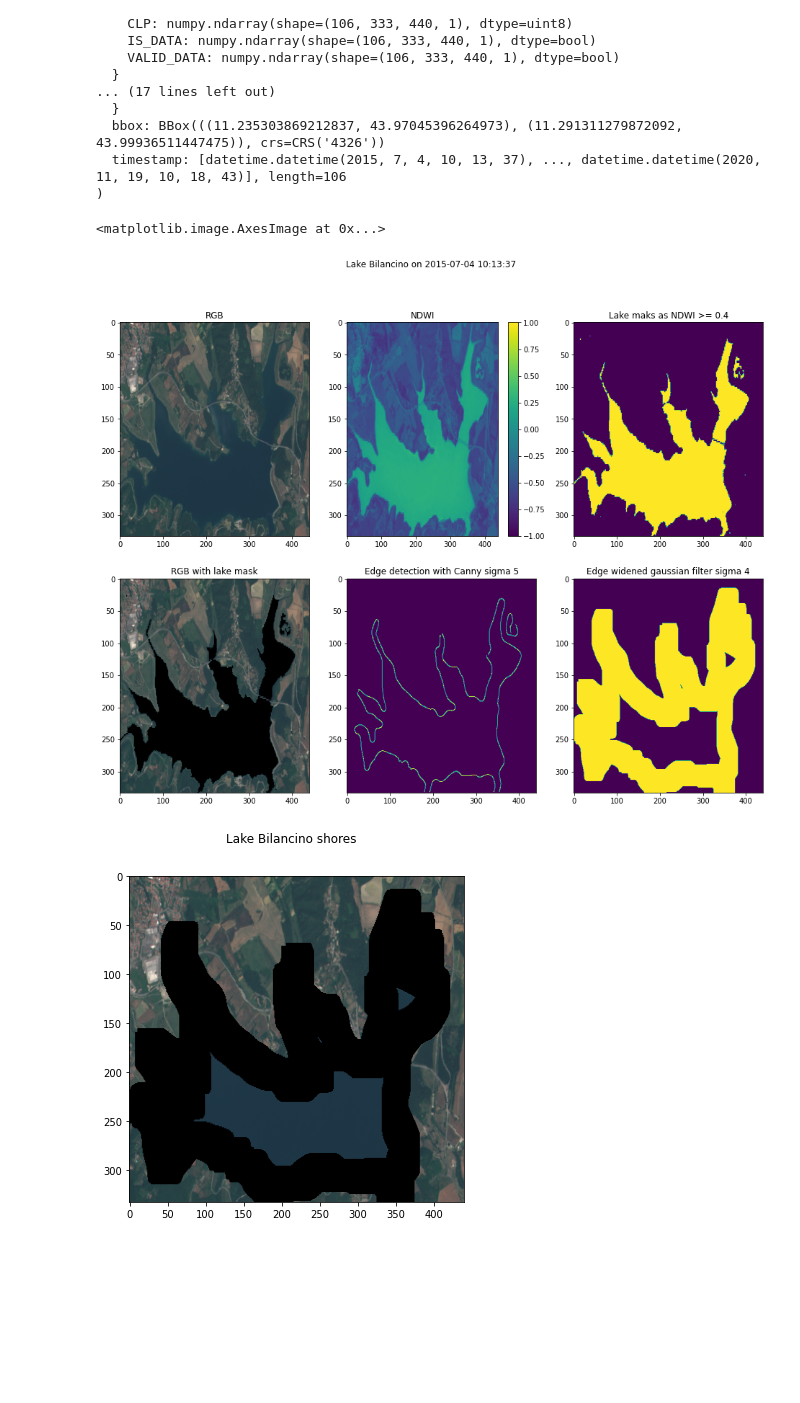
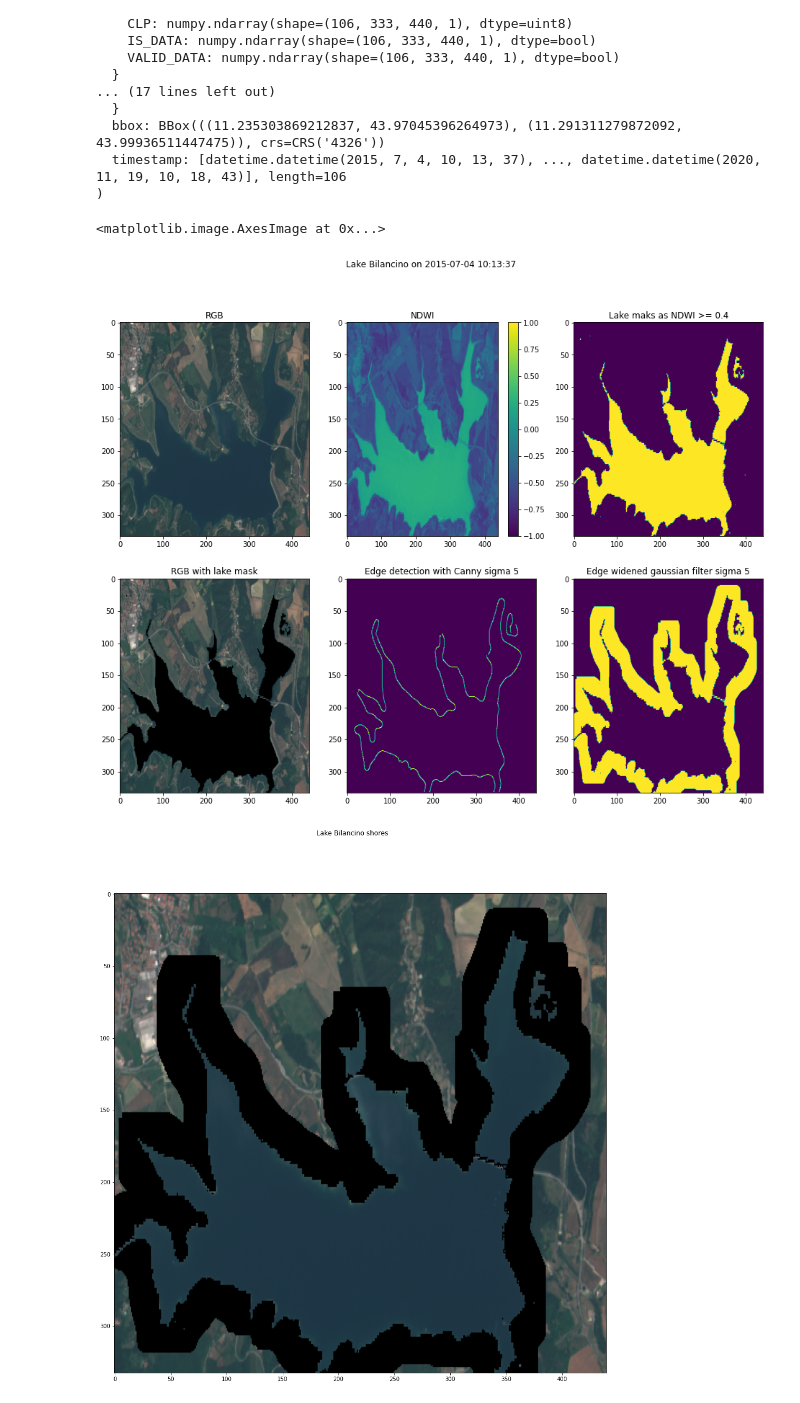
Before and after one commit to KlemenKozelj/master_thesis, a Jupyter notebook: 02_Lake_Bilancino.ipynb, the cells around one changed output. Saved outputs shown, nothing was run; the diff lists cells and outputs as text; code cells hidden in the pictures; blank space fills up the shorter version.

Commit message:
Added lake shores

```diff
--- a/02_Lake_Bilancino.ipynb
+++ b/02_Lake_Bilancino.ipynb
@@ -327,36 +327,39 @@ fig.colorbar(pos, ax=ax[0][1])
 lake_mask_treshold = 0.4
 lake_mask = eopatch.data['NDWI'].squeeze()
 lake_mask = lake_mask[:, :, :] >= lake_mask_treshold
 lake_mask = np.logical_or.reduce(lake_mask)
 ax[0][2].set_title('Lake maks as NDWI >= {}'.format(lake_mask_treshold))
 ax[0][2].imshow(lake_mask, aspect='auto')
 
 rgb2 = np.copy(rgb)
 rgb2[lake_mask] = 0
 ax[1][0].set_title('RGB with lake mask')
 ax[1][0].imshow(rgb2, aspect='auto')
 
 canny_sigma = 5
 lake_edges = feature.canny(lake_mask, sigma=canny_sigma)
 ax[1][1].set_title('Edge detection with Canny sigma {}'.format(canny_sigma))
 ax[1][1].imshow(lake_edges, aspect='auto')
 
-gaussian_filter_sigma = 4 # bigger the sigma and wider the gaussian edge better the match
+gaussian_filter_sigma = 5
 lake_edges_wide = ~gaussian_filter(~lake_edges, sigma=gaussian_filter_sigma)
+
+lake_edges_wide = np.logical_and(~lake_mask, lake_edges_wide)
+
 ax[1][2].set_title('Edge widened gaussian filter sigma {}'.format(gaussian_filter_sigma))
 ax[1][2].imshow(lake_edges_wide, aspect='auto')
 
-fig, ax = plt.subplots(1, 1, figsize=(6, 6))
+fig, ax = plt.subplots(1, 1, figsize=(16, 16))
 
 fig.suptitle('Lake Bilancino shores')
 
 rgb3 = np.copy(rgb)
 rgb3[lake_edges_wide] = 0
 
 ax.imshow(rgb3, aspect='auto')
 # %% [output]
 <matplotlib.image.AxesImage at 0x...>
-[figure, old version]
+[figure, new version]
-[figure, old version]
+[figure, new version]
 # %%
 NDWI = np.copy(eopatch.data['NDWI'].squeeze())
```
Also changed, not shown: parts of 2 cells of this notebook.
